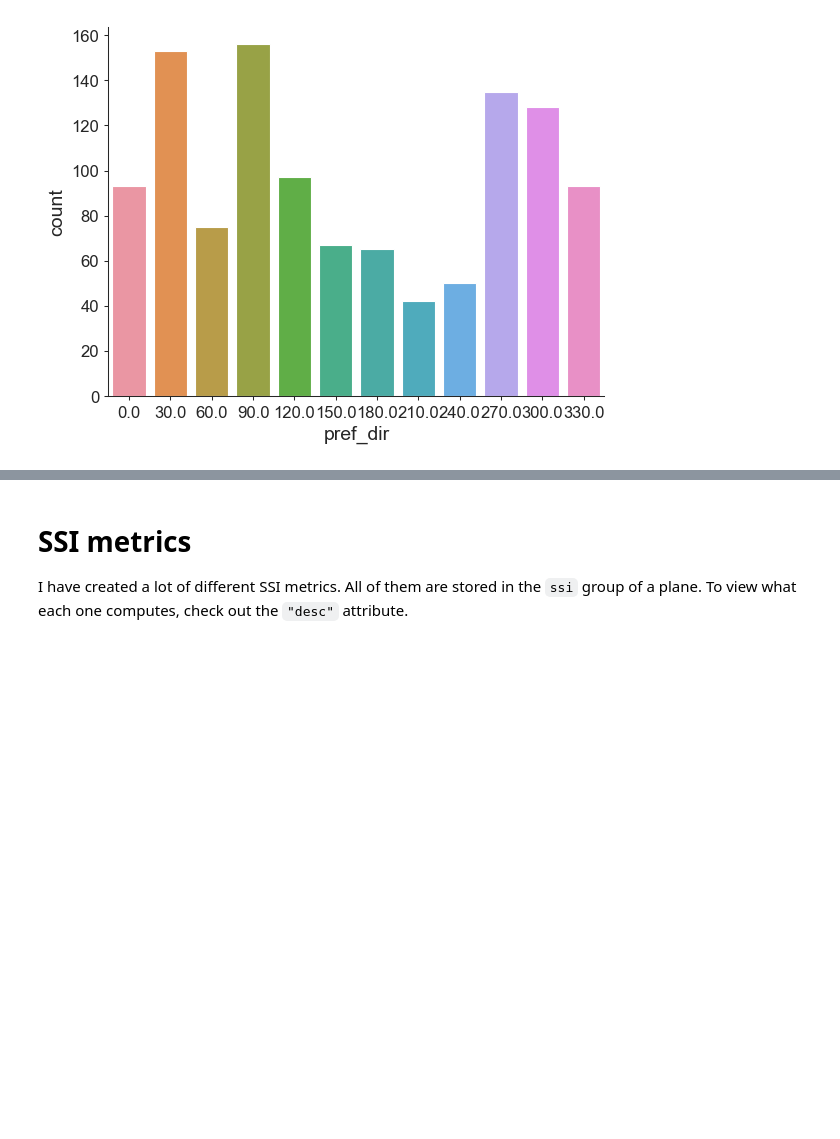
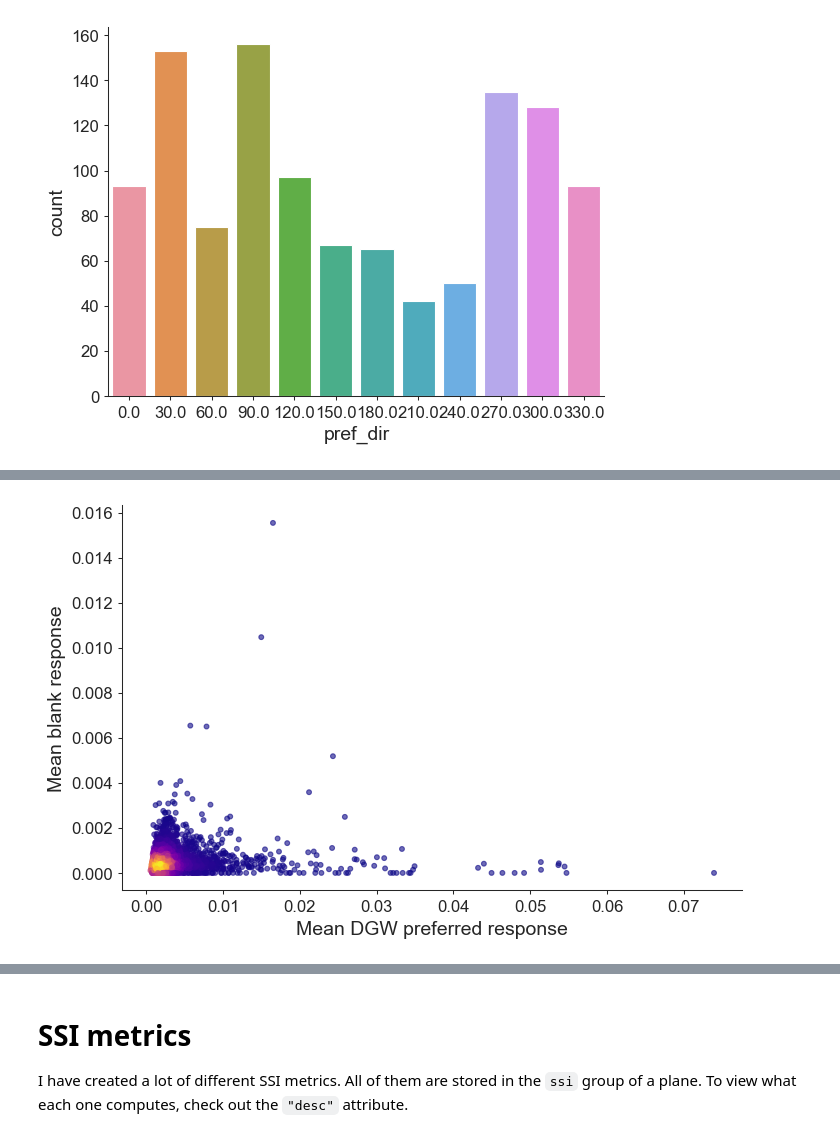
Before and after one commit to AllenInstitute/allen_v1dd, a Jupyter notebook: example_notebooks/03_example_h5_analyses.ipynb, the cells around one changed output, grey strips where cells are left out. Cells and saved outputs as stored; diff of their text form; code cells hidden in the pictures; blank space fills up the shorter version.

```diff
--- a/example_notebooks/03_example_h5_analyses.ipynb
+++ b/example_notebooks/03_example_h5_analyses.ipynb
@@ -154,0 +178,11 @@ sns.countplot(data=metrics, x="pref_dir")
+# %%
+for group in iter_plane_groups():
+    # Load a particular session
+    if group.attrs["session_id"] != "M409828_13" or group.attrs["plane"] != 1: continue
+
+    dg_group = group["drifting_gratings_windowed"]
+    dg_trial_responses = load_dg_xarray_from_h5(dg_group, "trial_responses")
+    break # Just load one session
+
+# Display out the xarray as an example
+dg_trial_responses
@@ -154,0 +209,9 @@ sns.countplot(data=metrics, x="pref_dir")
+# %%
+dg_mean_trial_resp = dg_trial_responses.mean(dim="trial", skipna=True) # Trial-mean responses for each ROI
+argmax_dims = ("direction", "spatial_frequency")
+argmax_dict = dg_mean_trial_resp.argmax(dim=argmax_dims) # { dim: array of argmax for each ROI }
+print("argmax_dict:")
+print(argmax_dict)
+print()
+print("Example argmax for ROI = 6:")
+argmax_dict["direction"][6].item(), argmax_dict["spatial_frequency"][6].item() # Call .item() to convert to int because otherwise the scalar value is returned as an xarray
@@ -154,0 +285,10 @@ sns.countplot(data=metrics, x="pref_dir")
+# %%
+ax = at.density_scatter(
+    x=mean_trial_responses,
+    y=mean_blank_responses,
+    xlabel="Mean DGW preferred response",
+    ylabel="Mean blank response"
+)
+# ax.axis("equal")
+# %% [output]
+[figure, added]
```
Also changed, not shown: parts of 11 cells of this notebook, 2 other files.
